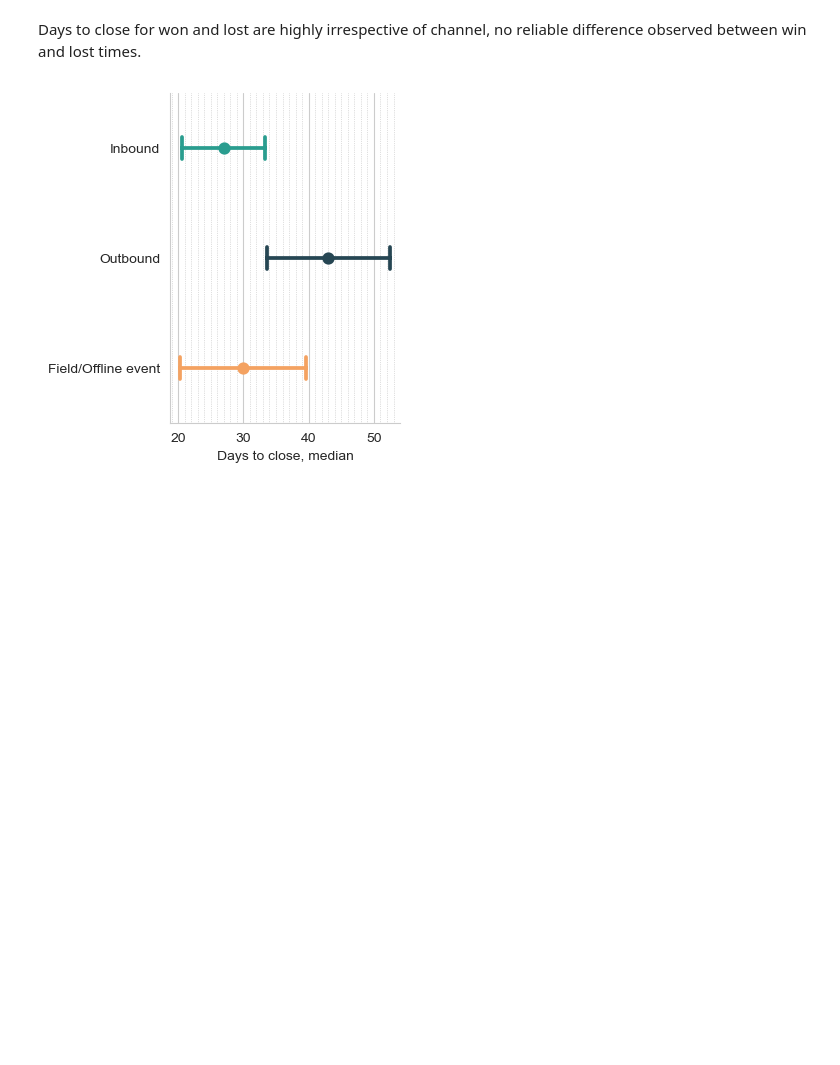
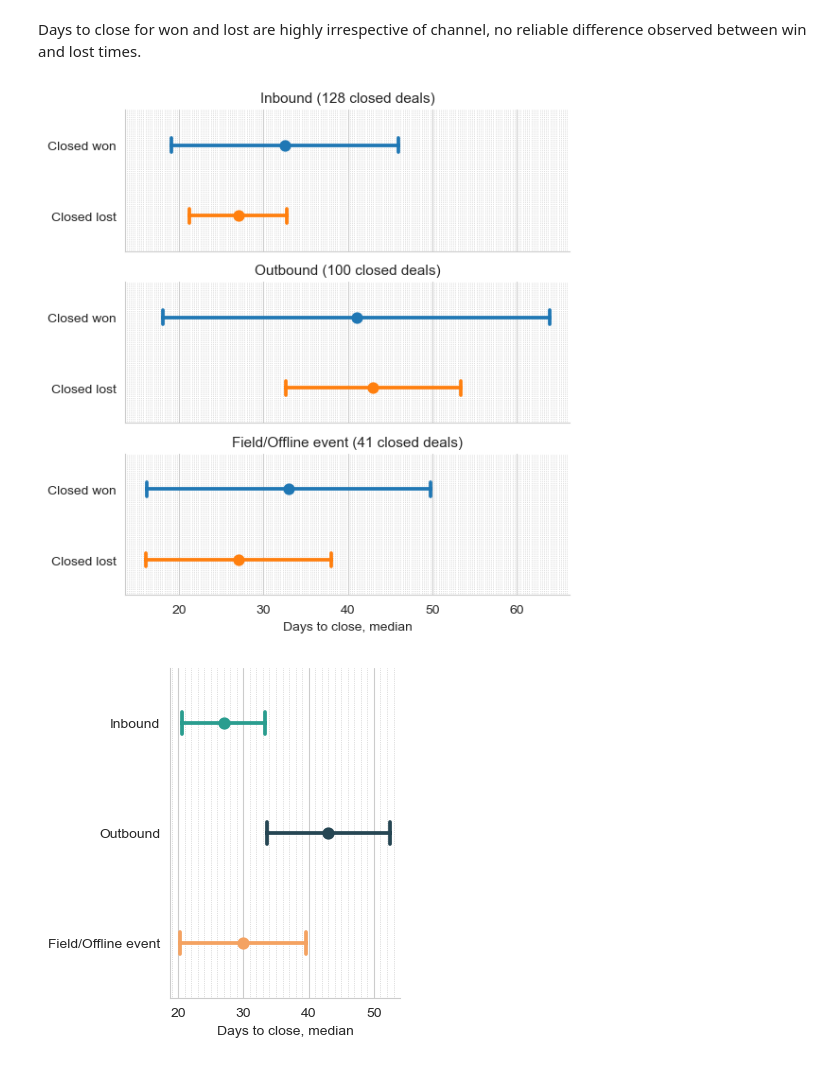
Before and after one commit to outovhush/revops-portfolio, a Jupyter notebook: swag_23_pipeline_correlations/swag_23_pipeline_corr.ipynb, the cells around one changed output. Saved outputs shown, nothing was run; the diff lists cells and outputs as text; code cells hidden in the pictures; blank space fills up the shorter version.

```diff
--- a/swag_23_pipeline_correlations/swag_23_pipeline_corr.ipynb
+++ b/swag_23_pipeline_correlations/swag_23_pipeline_corr.ipynb
@@ -1089,6 +1089,39 @@ g.set_axis_labels("Days to close, median", "");
 [figure]
 # %% [markdown]
 Days to close for won and lost are highly irrespective of channel, no reliable difference observed between win and lost times.
+# %%
+g = sns.catplot(closed_deals_1st_plt,
+            x = tmp_days_to_close,
+            row = 'deal_source',
+            y = 'deal_stage',
+            hue = 'deal_stage',
+            kind = 'point',
+            estimator = 'median',
+            capsize=.2,
+            errorbar = ('se', 1.96),
+            height = 2,
+            aspect = 3,
+            # palette = dsource_colors
+            );
+
+minor_step = .25
+for ax in g.axes.flat:
+    # Set the locator for the x-axis
+    ax.xaxis.set_minor_locator(ticker.MultipleLocator(minor_step))
+    # Customize the appearance of the minor grid
+    ax.grid(which='minor', axis='x', linestyle=':', linewidth='0.5', color='gray', alpha=0.5)
+    ax.grid(which='major', axis='x', linestyle='-', linewidth='0.8')
+
+deal_counts = closed_deals_1st_plt.deal_source.value_counts()
+
+for source_name, ax in g.axes_dict.items():
+        n = deal_counts[source_name]
+        ax.set_title(f"{source_name} ({n} closed deals)", size=11)
+
+# plt.title(f"On {deal_counts} closed deals total for Indount, Field and Outbound ")
+g.set_axis_labels("Days to close, median", "");
+# %% [output]
+[figure, added]
 # %%
 # plot deal cycles with .95 confidence
 sns.set_style("whitegrid")
```
Also changed, not shown: 4 other files.
